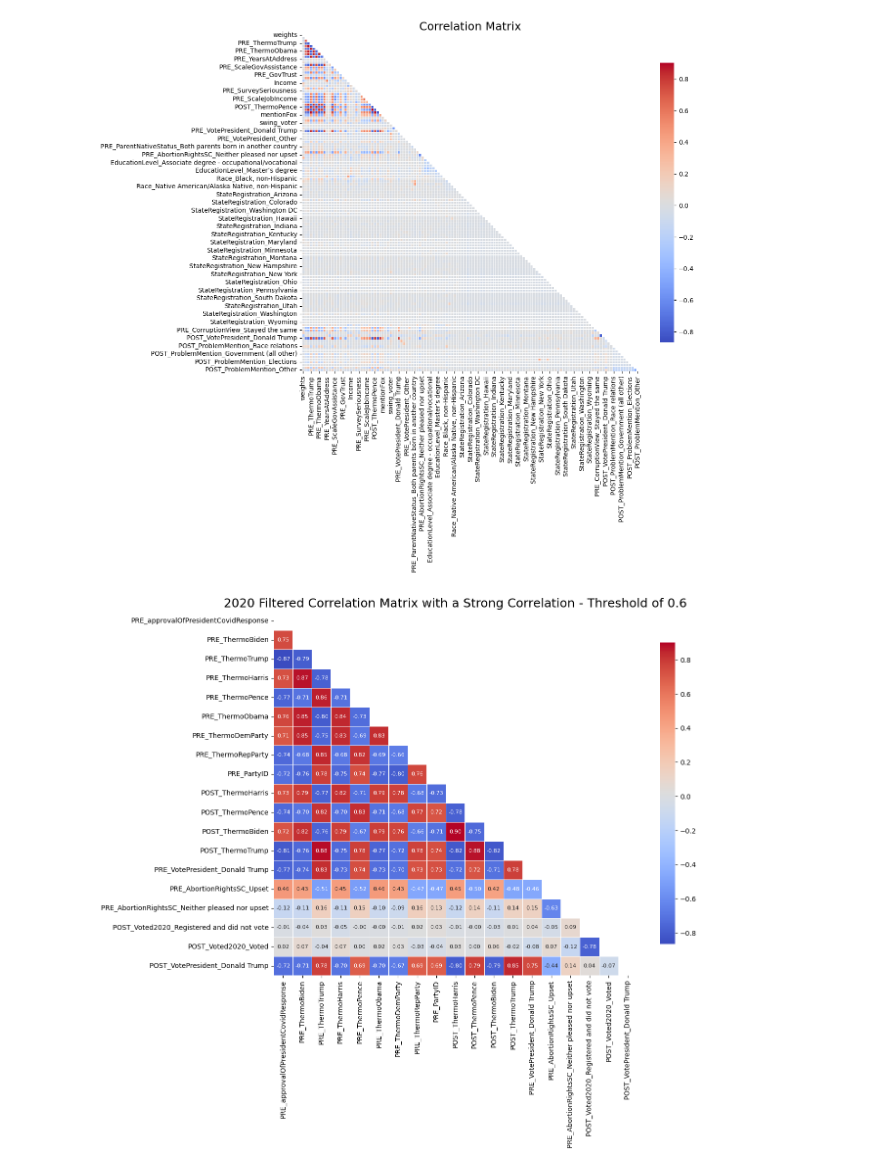
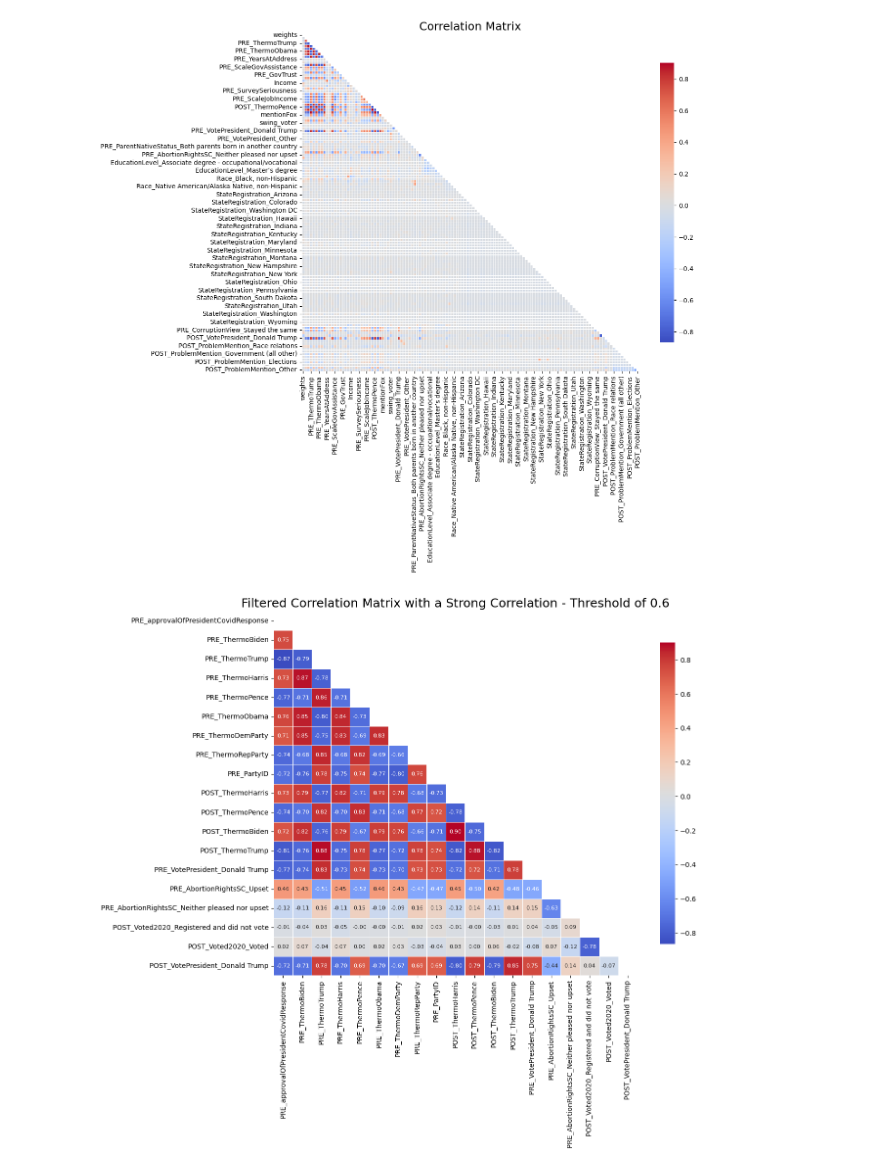
Before and after one commit to mihika-jain/electionAnalysis, a Jupyter notebook: dslc_documentation/02_eda.ipynb, the cells around one changed output. Drawn from its saved outputs; the diff is of its cells as text; code cells hidden in the pictures.

```diff
--- a/dslc_documentation/02_eda.ipynb
+++ b/dslc_documentation/02_eda.ipynb
@@ -431,35 +432,35 @@ mask = np.triu(np.ones_like(filtered_correlation_matrix, dtype=bool))
 valid_columns = filtered_correlation_matrix.dropna(axis=1, how='all').columns
 valid_rows = filtered_correlation_matrix.dropna(axis=0, how='all').index
 
 # Create a new plot matrix that only includes the valid rows and columns
 plot_matrix = correlation_matrix.loc[valid_rows, valid_columns]
 #print(plot_matrix)
 
 # Set up the matplotlib figure
 plt.figure(figsize=(12, 10))
 
 # Create a heatmap with customizations
 sns.heatmap(plot_matrix,
             annot=True,               # Annotate cells with the numeric values
             fmt=".2f",                # Format the annotation text
             cmap='coolwarm',          # Color map
             mask=mask,                # Mask the upper triangle
             square=True,              # Make cells square-shaped
             cbar_kws={"shrink": .8},  # Color bar size
             linewidths=.5,            # Line width between cells
             linecolor='white',        # Line color between cells
             annot_kws={"size": 8})    # Adjust the font size for annotations
 
 # Add title
-plt.title('2020 Filtered Correlation Matrix with a Strong Correlation - Threshold of '+str(threshold), fontsize=18)
+plt.title('Filtered Correlation Matrix with a Strong Correlation - Threshold of '+str(threshold), fontsize=18)
 
 # Save the plot
 plt.savefig('Filtered_Correlation_Matrix.png', dpi=300)
 
 # Show the plot
 plt.show()
 # %% [output]
-[figure, old version]
+[figure, new version]
 # %%
 import seaborn as sns
 import matplotlib.pyplot as plt
```
Also changed, not shown: parts of 25 cells of this notebook, 17 other files.
